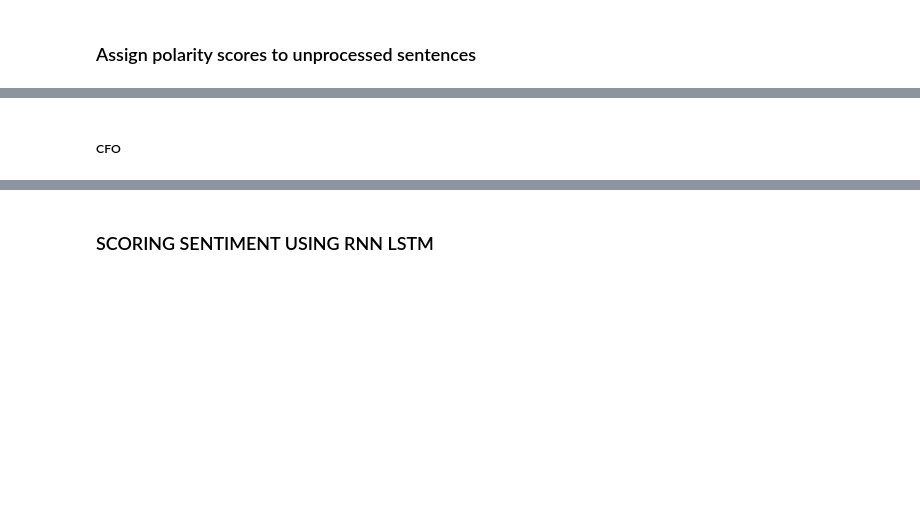
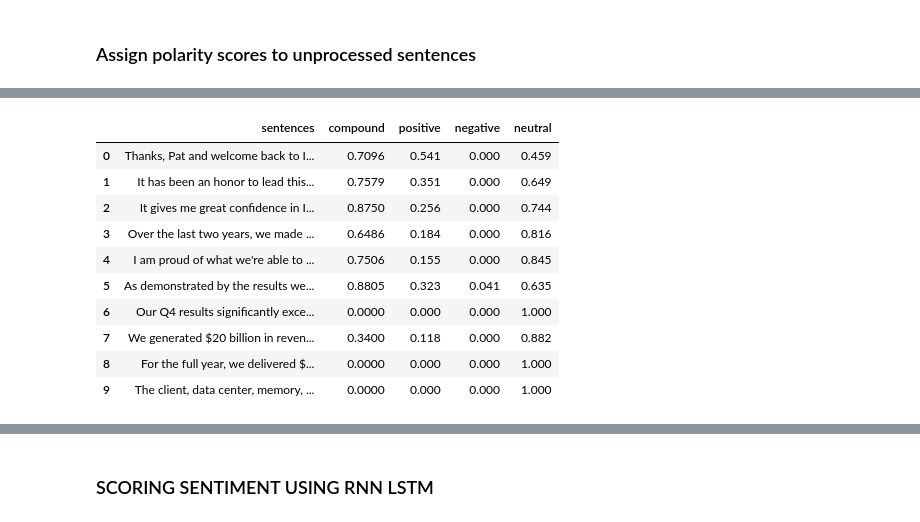
Before and after one commit to TBH-Project2/P2, a Jupyter notebook: CEOvsCFO_Sent_Analysis.ipynb, the cells around one changed output, grey strips where cells are left out. Drawn from its saved outputs; the diff is of its cells as text; code cells hidden in the pictures; blank space fills up the shorter version.

```diff
--- a/CEOvsCFO_Sent_Analysis.ipynb
+++ b/CEOvsCFO_Sent_Analysis.ipynb
@@ -476,21 +112,0 @@ ceo_sentiments_df.style.set_properties(subset=['preprocesed_sentences'],**{'widt
-# %% [markdown]
-##### CFO
-# %%
-# Create sntiment column with default value of 0:
-cfo_sentiments_df['compound_sentiment_score']=0
-
-# Conditional loop to assign sentiment value from compound score conditionals:
-for index, row in cfo_sentiments_df.iterrows():
-    pos = row["positive"]
-    neg = row['negative']
-    neu = row["neutral"]
-    comp = row['compound']
-    if comp >= 0.05:
-        cfo_sentiments_df.at[index, 'sentiment_comp'] = 1
-    elif comp <= -0.05:
-        cfo_sentiments_df.at[index, 'sentiment_comp'] = 0
-    else:
-        cfo_sentiments_df.at[index, 'sentiment_comp'] = 2
-
-# Expand preprocessed_sentences column and display dataFrame:
-cfo_sentiments_df = cfo_sentiments_df.style.set_properties(subset=['preprocesed_sentences'],**{'width':'300px'})
@@ -500,0 +113,39 @@ y = ceo_sentiments_df["sentiment"].values
+# %%
+# Initialize empty scores list:
+ceo_unprocessed_polarity_scores = []
+
+# Assign polarity scores:
+for sentence in df_ceo['sentences']:
+    try:
+        sentiment = analyzer.polarity_scores(sentence)
+        compound = sentiment['compound']
+        pos = sentiment['pos']
+        neu = sentiment['neu']
+        neg = sentiment['neg']
+        ceo_unprocessed_polarity_scores.append({
+            'sentences': sentence,
+            'compound': compound,
+            'positive': pos,
+            'negative': neg,
+            'neutral': neu
+        })
+    except AttributeError:
+        pass
+
+# Create DataFrame:
+ceo_unprocessed_sentiments_df = pd.DataFrame(ceo_unprocessed_polarity_scores)
+
+# Display 10 rows:
+ceo_unprocessed_sentiments_df.head(10)
+# %% [output]
+|  | sentences | compound | positive | negative | neutral |
+| 0 | Thanks, Pat and welcome back to I... | 0.7096 | 0.541 | 0.000 | 0.459 |
+| 1 | It has been an honor to lead this... | 0.7579 | 0.351 | 0.000 | 0.649 |
+| 2 | It gives me great confidence in I... | 0.8750 | 0.256 | 0.000 | 0.744 |
+| 3 | Over the last two years, we made ... | 0.6486 | 0.184 | 0.000 | 0.816 |
+| 4 | I am proud of what we're able to ... | 0.7506 | 0.155 | 0.000 | 0.845 |
+| 5 | As demonstrated by the results we... | 0.8805 | 0.323 | 0.041 | 0.635 |
+| 6 | Our Q4 results significantly exce... | 0.0000 | 0.000 | 0.000 | 1.000 |
+| 7 | We generated $20 billion in reven... | 0.3400 | 0.118 | 0.000 | 0.882 |
+| 8 | For the full year, we delivered $... | 0.0000 | 0.000 | 0.000 | 1.000 |
+| 9 | The client, data center, memory, ... | 0.0000 | 0.000 | 0.000 | 1.000 |
```
Also changed, not shown: parts of 69 cells of this notebook.
